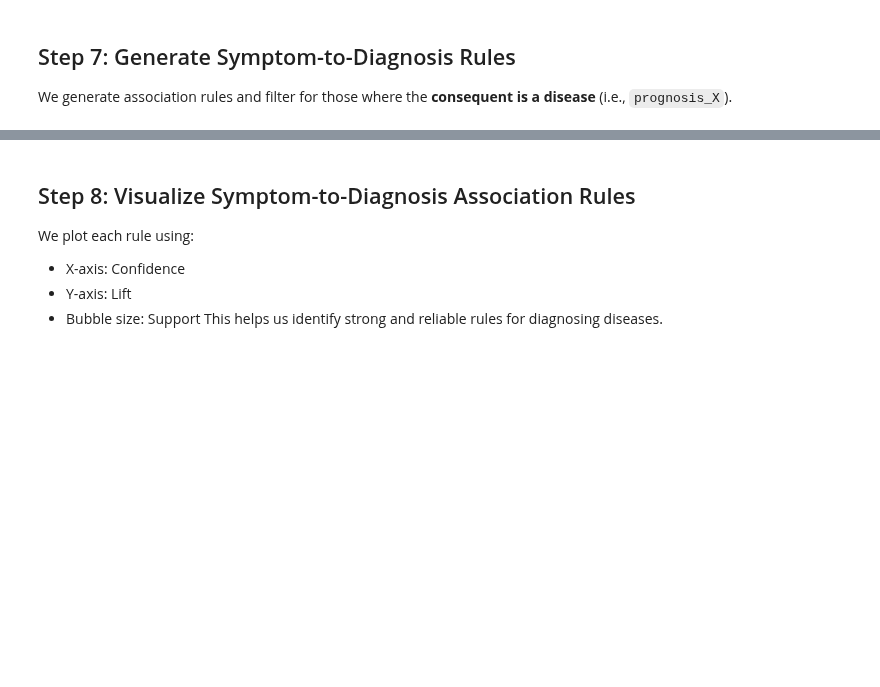
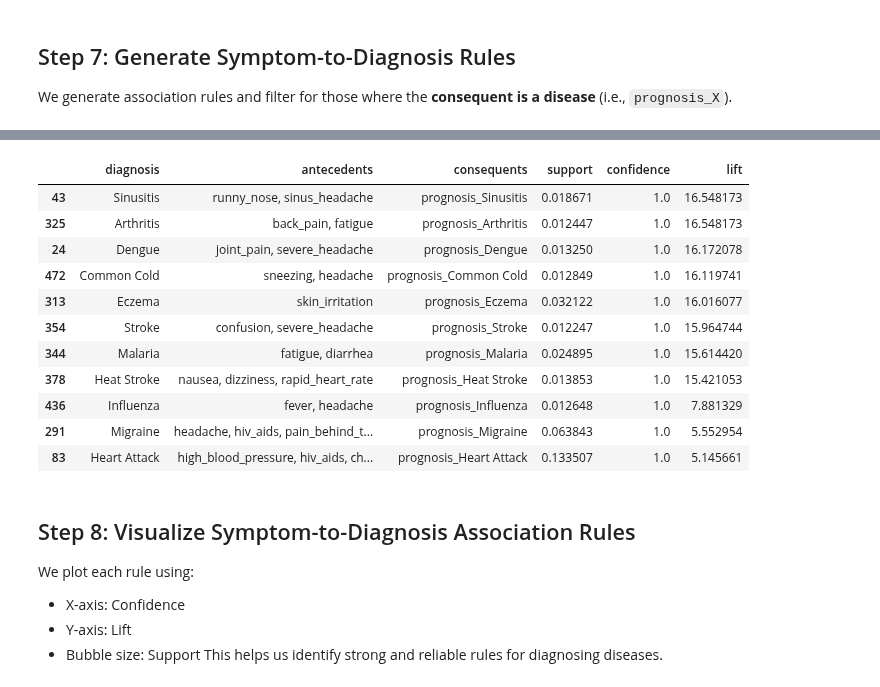
Before and after one commit to Mbaka11/20251R0136COSE47101, a Jupyter notebook: notebooks/02_PatternMining.ipynb, the cells around one changed output, grey strips where cells are left out. Drawn from its saved outputs; the diff is of its cells as text; code cells hidden in the pictures; blank space fills up the shorter version.

```diff
--- a/notebooks/02_PatternMining.ipynb
+++ b/notebooks/02_PatternMining.ipynb
@@ -286,6 +301,43 @@ Name: count, dtype: int64
 | 47 | (reduced_smell_and_taste) | (prognosis_Sinusitis) | 0.033327 | 0.06043 | 0.033327 | 1.0 | 16.548173 | ... |
 | 48 | (runny_nose, reduced_smell_and_ta... | (prognosis_Sinusitis) | 0.019876 | 0.06043 | 0.019876 | 1.0 | 16.548173 | ... |
 | 468 | (nasal_polyps, reduced_smell_and_... | (prognosis_Sinusitis) | 0.012247 | 0.06043 | 0.012247 | 1.0 | 16.548173 | ... |
+# %%
+# Extract prognosis from consequents
+disease_rules = disease_rules.copy()
+disease_rules['diagnosis'] = disease_rules['consequents'].apply(
+    lambda x: next(iter(x)).replace('prognosis_', '') if len(x) == 1 else None
+)
+
+# Drop ambiguous (multi-diagnosis) rules
+disease_rules = disease_rules.dropna(subset=['diagnosis'])
+
+# Get top rule per diagnosis by lift
+top_rules_per_diagnosis = disease_rules.sort_values(by='lift', ascending=False).groupby('diagnosis').head(1)
+
+# Format for readability
+top_rules_per_diagnosis['antecedents'] = top_rules_per_diagnosis['antecedents'].apply(lambda x: ', '.join(list(x)))
+top_rules_per_diagnosis['consequents'] = top_rules_per_diagnosis['consequents'].apply(lambda x: ', '.join(list(x)))
+
+# Select and sort
+top_table = top_rules_per_diagnosis[['diagnosis', 'antecedents', 'consequents', 'support', 'confidence', 'lift']]
+top_table = top_table.sort_values(by='lift', ascending=False)
+
+# Optionally export to CSV or display
+top_table.to_csv('../report/top_rules_per_diagnosis.csv', index=False)
+top_table.head(20)
+# %% [output]
+|  | diagnosis | antecedents | consequents | support | confidence | lift |
+| 43 | Sinusitis | runny_nose, sinus_headache | prognosis_Sinusitis | 0.018671 | 1.0 | 16.548173 |
+| 325 | Arthritis | back_pain, fatigue | prognosis_Arthritis | 0.012447 | 1.0 | 16.548173 |
+| 24 | Dengue | joint_pain, severe_headache | prognosis_Dengue | 0.013250 | 1.0 | 16.172078 |
+| 472 | Common Cold | sneezing, headache | prognosis_Common Cold | 0.012849 | 1.0 | 16.119741 |
+| 313 | Eczema | skin_irritation | prognosis_Eczema | 0.032122 | 1.0 | 16.016077 |
+| 354 | Stroke | confusion, severe_headache | prognosis_Stroke | 0.012247 | 1.0 | 15.964744 |
+| 344 | Malaria | fatigue, diarrhea | prognosis_Malaria | 0.024895 | 1.0 | 15.614420 |
+| 378 | Heat Stroke | nausea, dizziness, rapid_heart_rate | prognosis_Heat Stroke | 0.013853 | 1.0 | 15.421053 |
+| 436 | Influenza | fever, headache | prognosis_Influenza | 0.012648 | 1.0 | 7.881329 |
+| 291 | Migraine | headache, hiv_aids, pain_behind_t... | prognosis_Migraine | 0.063843 | 1.0 | 5.552954 |
+| 83 | Heart Attack | high_blood_pressure, hiv_aids, ch... | prognosis_Heart Attack | 0.133507 | 1.0 | 5.145661 |
 # %% [markdown]
 ## Step 8: Visualize Symptom-to-Diagnosis Association Rules
 
```
Also changed, not shown: parts of 4 cells of this notebook, 1 other file.
